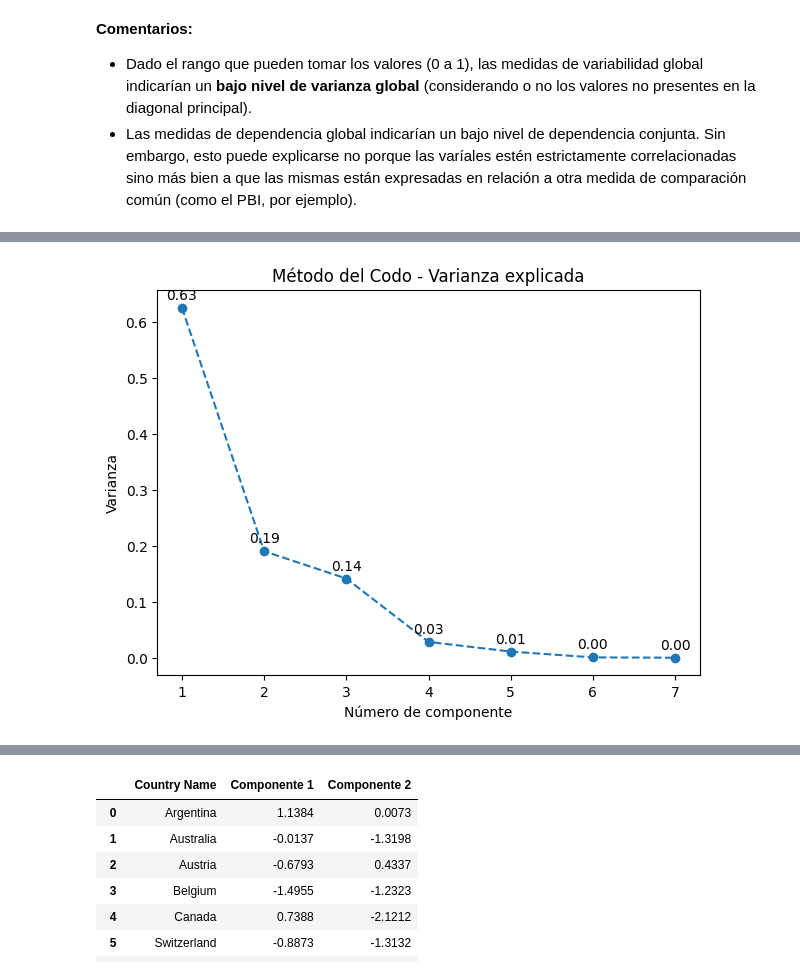
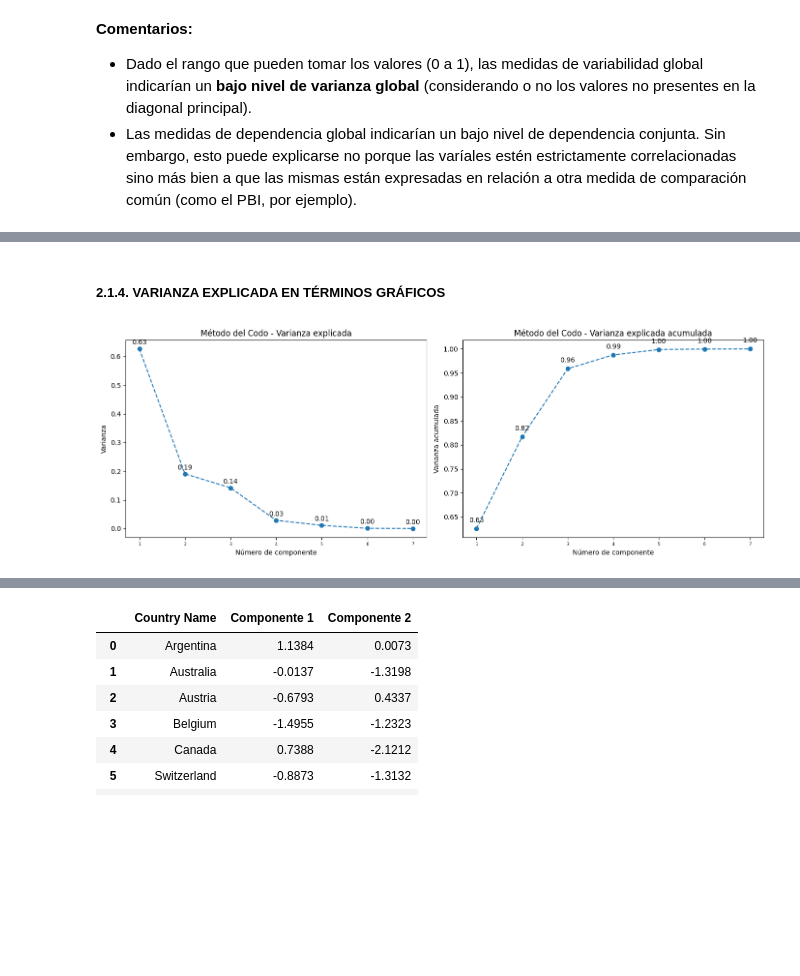
Before and after one commit to DavidGuzzi/MECMT04, a Jupyter notebook: AEM_dignani_guzzi.ipynb, the cells around one changed output, grey strips where cells are left out. Drawn from its saved outputs; the diff is of its cells as text; code cells hidden in the pictures; blank space fills up the shorter version.

```diff
--- a/AEM_dignani_guzzi.ipynb
+++ b/AEM_dignani_guzzi.ipynb
@@ -278,18 +283,3 @@ componentespca_cov
 | 36 | Sweden | -33.2602 | -4.7185 | 8.1178 | -2.0065 | 0.1335 | -0.4013 | ... |
 | 37 | Turkiye | 13.1222 | 2.3232 | -2.5952 | 13.0679 | -3.1087 | 0.2674 | ... |
 | 38 | United States | 3.9221 | -4.5930 | -3.4354 | -4.0829 | 0.3478 | -0.4990 | ... |
-# %%
-#Elección de Componentes Principales
-#1. Método del Codo - Varianza
-
-fig, ax = plt.subplots(figsize=(7, 5))
-ax.plot(range(1, len(varianza_cov) + 1), varianza_cov, marker='o', linestyle='--')
-ax.axhline(y=varianza_total/ndf.shape[1], color='red', linestyle='-', linewidth=1.5)
-ax.text(len(varianza_cov)-1, varianza_total/ndf.shape[1]*1.1, 'Varianza media', color='red', ha='left', va='bottom')
-ax.set_xlabel('Número de componente')
-ax.set_ylabel('Varianza')
-ax.set_title('Método del Codo - Varianza')
-for i, v in enumerate(varianza_cov):
-    ax.text(i + 1, v + 0.01, f"{v:.2f}", ha='center', va='bottom')
-
-plt.show()
@@ -298,14 +286,25 @@ plt.show()
+# %% [markdown]
+##### **2.1.4. VARIANZA EXPLICADA EN TÉRMINOS GRÁFICOS**
 # %%
-#2. Método del Codo - Varianza explicada
+fig, ax = plt.subplots(1, 2, figsize=(14, 5))
 
-fig, ax = plt.subplots(figsize=(7, 5))
-ax.plot(range(1, len(varianza_explicada_cov) + 1), varianza_explicada_cov, marker='o', linestyle='--')
-ax.set_xlabel('Número de componente')
-ax.set_ylabel('Varianza')
-ax.set_title('Método del Codo - Varianza explicada')
+# Primer gráfico: Varianza explicada.
+ax[0].plot(range(1, len(varianza_explicada_cov) + 1), varianza_explicada_cov, marker='o', linestyle='--')
+ax[0].set_xlabel('Número de componente')
+ax[0].set_ylabel('Varianza')
+ax[0].set_title('Método del Codo - Varianza explicada')
 for i, v in enumerate(varianza_explicada_cov):
-    ax.text(i + 1, v + 0.01, f"{v:.2f}", ha='center', va='bottom')
+    ax[0].text(i + 1, v + 0.01, f"{v:.2f}", ha='center', va='bottom')
 
+# Segundo gráfico: Varianza explicada acumulada.
+ax[1].plot(range(1, len(varianza_explicada_acum_cov) + 1), varianza_explicada_acum_cov, marker='o', linestyle='--')
+ax[1].set_xlabel('Número de componente')
+ax[1].set_ylabel('Varianza acumulada')
+ax[1].set_title('Método del Codo - Varianza explicada acumulada')
+for i, v in enumerate(varianza_explicada_acum_cov):
+    ax[1].text(i + 1, v + 0.01, f"{v:.2f}", ha='center', va='bottom')
+
+plt.tight_layout()
 plt.show()
 # %% [output]
-[figure, old version]
+[figure, new version]
```
Also changed, not shown: parts of 30 cells of this notebook.
